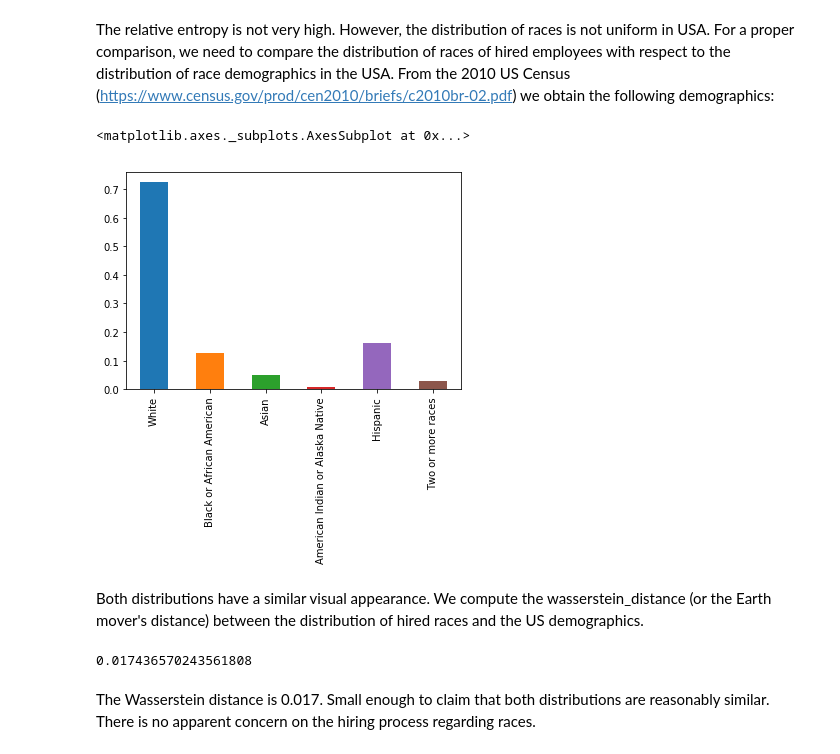
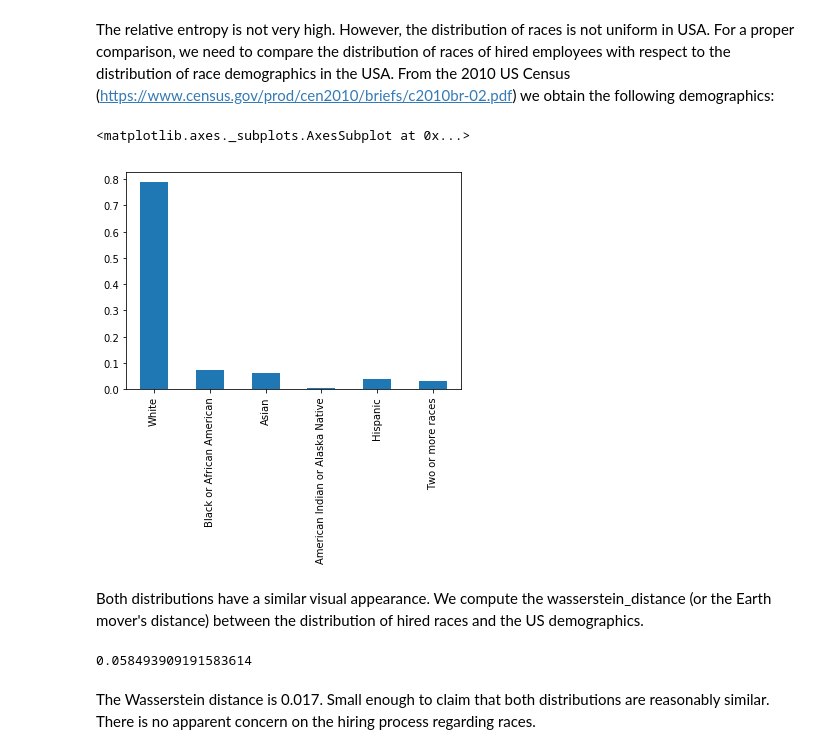
Before and after one commit to parkjan4/DSIP, a Jupyter notebook: Project/HR Project.ipynb, the cells around one changed output. Drawn from its saved outputs; the diff is of its cells as text; code cells hidden in the pictures.

```diff
--- a/Project/HR Project.ipynb
+++ b/Project/HR Project.ipynb
@@ -666,25 +662,25 @@ data["racedesc"].value_counts().plot(kind='bar')
 The relative entropy is not very high. However, the distribution of races is not uniform in USA. For a proper comparison, we need to compare the distribution of races of hired employees with respect to the distribution of race demographics in the USA. From the 2010 US Census (https://www.census.gov/prod/cen2010/briefs/c2010br-02.pdf) we obtain the following demographics:
 # %%
 prior = {
-    'White': 0.724,
-    'Black or African American': 0.126,
-    'Asian': 0.048,
-    'American Indian or Alaska Native': 0.009,
+    'White': 0.789,
+    'Black or African American': 0.074,
+    'Asian': 0.063,
+    'American Indian or Alaska Native': 0.0026,
 #     'Native Hawaiians and Other Pacific Islanders': 0.002,
     # According to the US Census, 'Hispanic' is an 'ethnic origin', not a race, and being hispanic
     # is not incompatible with being also 'White' or 'Black'. Here we are assuming 'Hispanic' is an
     # independent race and, therefore, the following numerical results are not absolutely precise,
     # but they give an idea of the race-based parity level.
-    'Hispanic': 0.163,
-    'Two or more races': 0.029,
+    'Hispanic': 0.0404,
+    'Two or more races': 0.031,
 #     'Some other race': 0.062
 }
 
 s = pd.Series(list(prior.values()),index=prior.keys())
 s.plot(kind='bar')
 # %% [output]
 <matplotlib.axes._subplots.AxesSubplot at 0x...>
-[figure, old version]
+[figure, new version]
 # %% [markdown]
 Both distributions have a similar visual appearance. We compute the wasserstein_distance (or the Earth mover's distance) between the distribution of hired races and the US demographics.
 # %%
@@ -702,7 +698,7 @@ from scipy.stats import wasserstein_distance
 
 wasserstein_distance(hired, prior)
 # %% [output]
-0.017436570243561808
+0.058493909191583614
 # %% [markdown]
 The Wasserstein distance is 0.017. Small enough to claim that both distributions are reasonably similar. There is no apparent concern on the hiring process regarding races.
 # %% [markdown]
```
Also changed, not shown: parts of 15 cells of this notebook, 8 other files.
